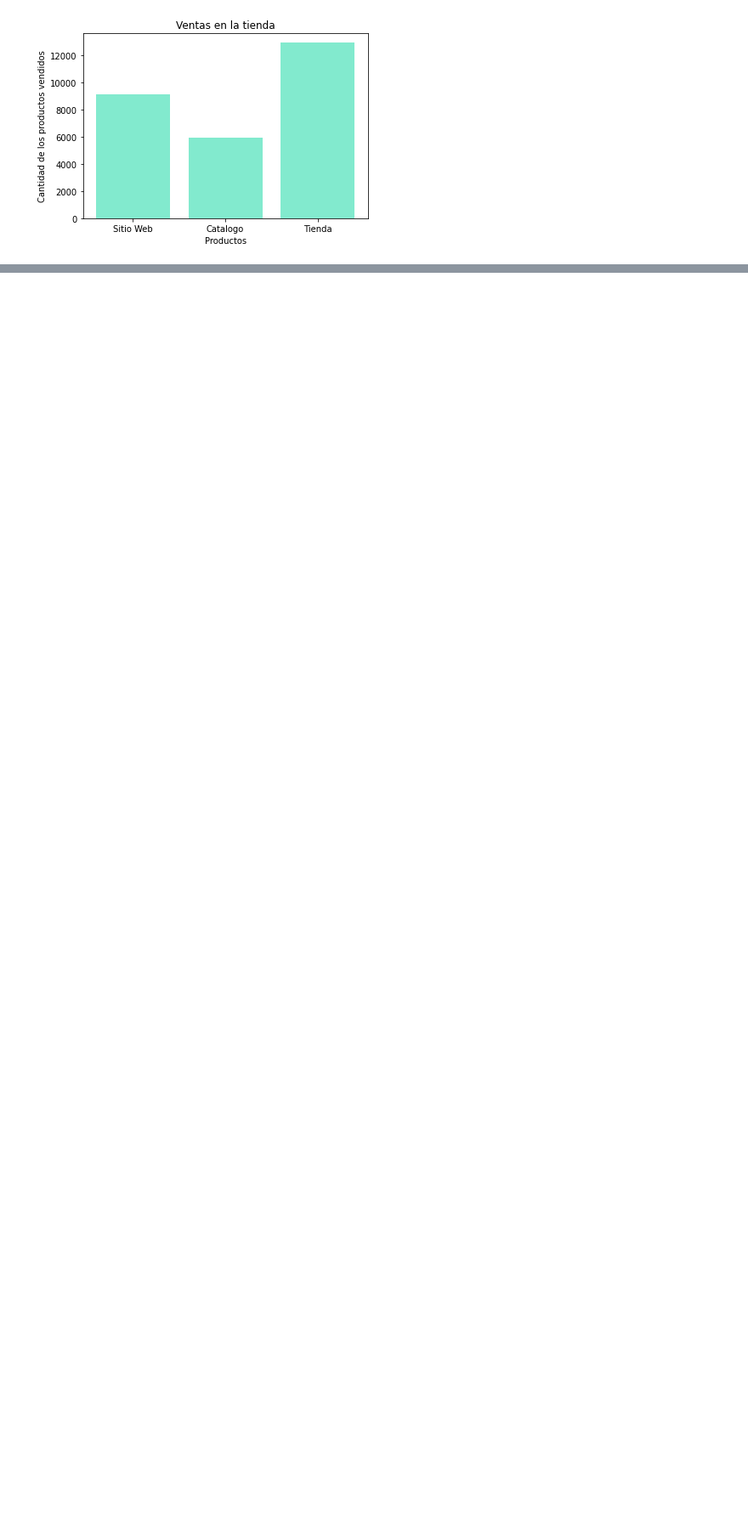
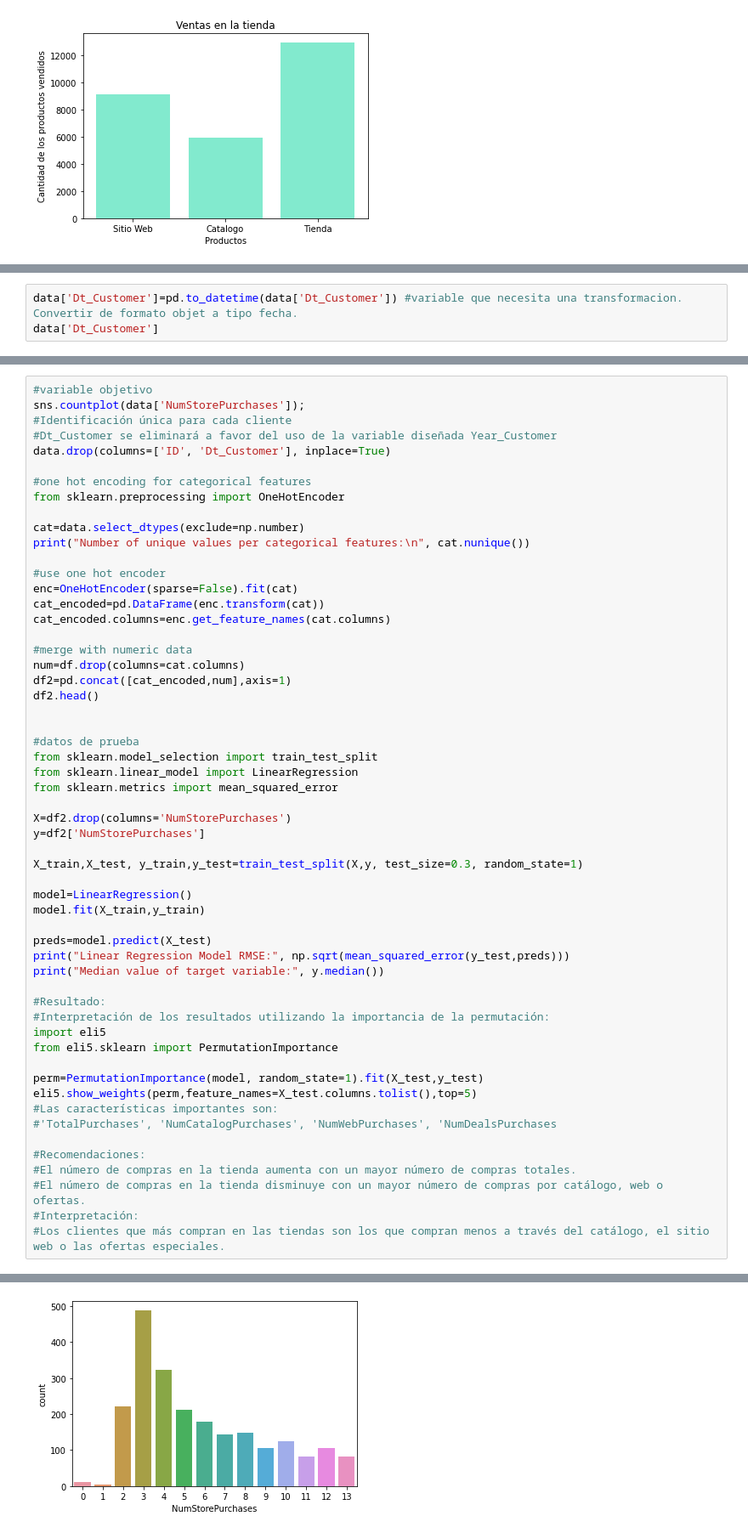
Before and after one commit to GabyLeon10100/MujeresDigitales, a Jupyter notebook: ProyectoFinal.ipynb, the cells around one changed output, grey strips where cells are left out. Shown at 85% size. Saved outputs shown, nothing was run; the diff lists cells and outputs as text; blank space fills up the shorter version.

```diff
--- a/ProyectoFinal.ipynb
+++ b/ProyectoFinal.ipynb
@@ -219,0 +353,3 @@ data['paises'] = None
+# %%
+data['Dt_Customer']=pd.to_datetime(data['Dt_Customer']) #variable que necesita una transformacion. Convertir de formato objet a tipo fecha.
+data['Dt_Customer']
@@ -219,0 +358,57 @@ data['paises'] = None
+# %%
+#variable objetivo
+sns.countplot(data['NumStorePurchases']);
+#Identificación única para cada cliente
+#Dt_Customer se eliminará a favor del uso de la variable diseñada Year_Customer
+data.drop(columns=['ID', 'Dt_Customer'], inplace=True)
+
+#one hot encoding for categorical features
+from sklearn.preprocessing import OneHotEncoder
+
+cat=data.select_dtypes(exclude=np.number)
+print("Number of unique values per categorical features:\n", cat.nunique())
+
+#use one hot encoder
+enc=OneHotEncoder(sparse=False).fit(cat)
+cat_encoded=pd.DataFrame(enc.transform(cat))
+cat_encoded.columns=enc.get_feature_names(cat.columns)
+
+#merge with numeric data
+num=df.drop(columns=cat.columns)
+df2=pd.concat([cat_encoded,num],axis=1)
+df2.head()
+
+
+#datos de prueba
+from sklearn.model_selection import train_test_split
+from sklearn.linear_model import LinearRegression
+from sklearn.metrics import mean_squared_error
+
+X=df2.drop(columns='NumStorePurchases')
+y=df2['NumStorePurchases']
+
+X_train,X_test, y_train,y_test=train_test_split(X,y, test_size=0.3, random_state=1)
+
+model=LinearRegression()
+model.fit(X_train,y_train)
+
+preds=model.predict(X_test)
+print("Linear Regression Model RMSE:", np.sqrt(mean_squared_error(y_test,preds)))
+print("Median value of target variable:", y.median())
+
+#Resultado:
+#Interpretación de los resultados utilizando la importancia de la permutación:
+import eli5
+from eli5.sklearn import PermutationImportance
+
+perm=PermutationImportance(model, random_state=1).fit(X_test,y_test)
+eli5.show_weights(perm,feature_names=X_test.columns.tolist(),top=5)
+#Las características importantes son:
+#'TotalPurchases', 'NumCatalogPurchases', 'NumWebPurchases', 'NumDealsPurchases
+
+#Recomendaciones:
+#El número de compras en la tienda aumenta con un mayor número de compras totales.
+#El número de compras en la tienda disminuye con un mayor número de compras por catálogo, web o ofertas.
+#Interpretación:
+#Los clientes que más compran en las tiendas son los que compran menos a través del catálogo, el sitio web o las ofertas especiales.
+# %% [output]
@@ -219,0 +417 @@ data['paises'] = None
+[figure, added]
```
Also changed, not shown: parts of 38 cells of this notebook.
